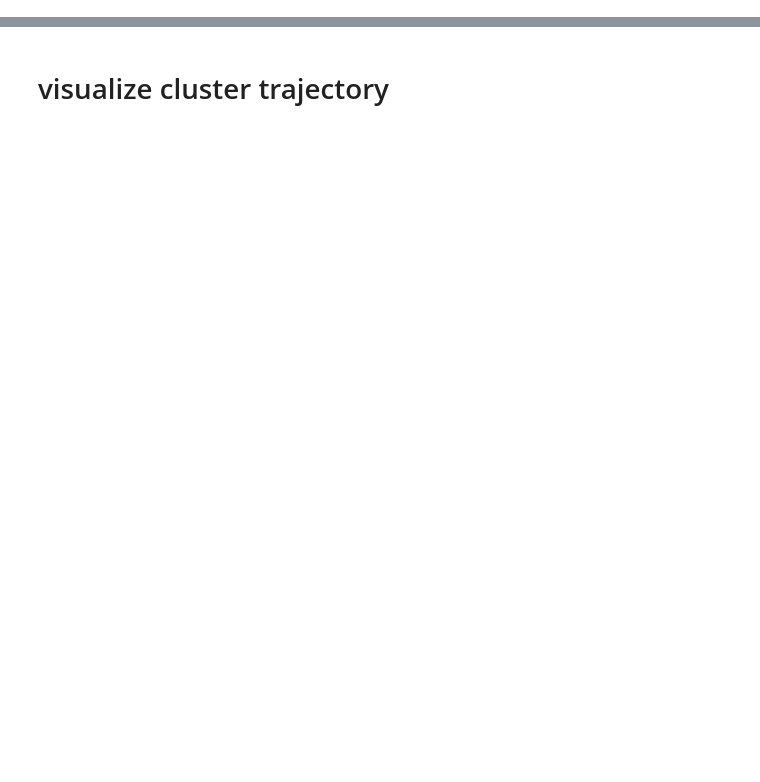
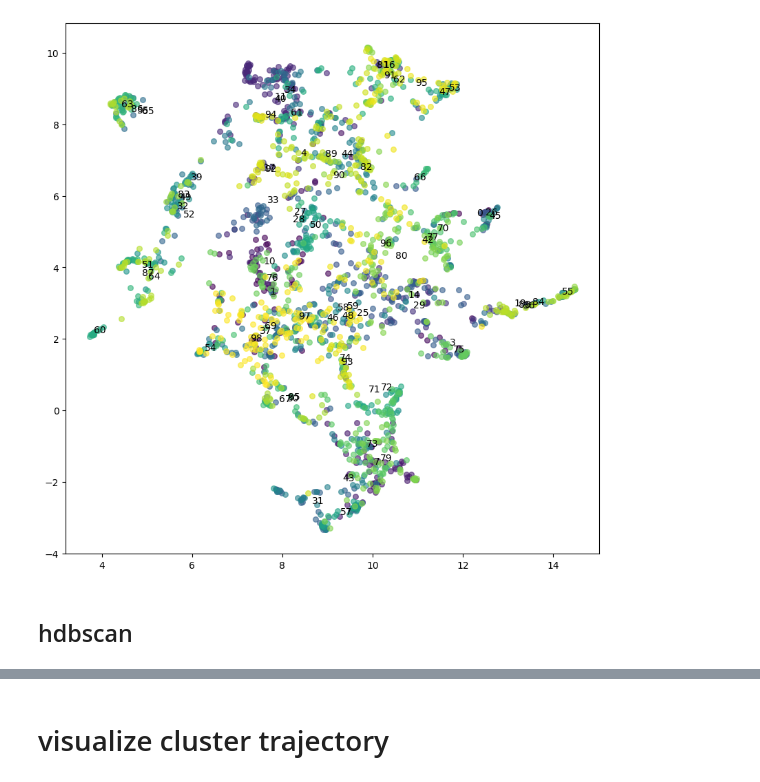
Before and after one commit to stmorse/dtm, a Jupyter notebook: notebooks/sandbox.ipynb, the cells around one changed output, grey strips where cells are left out. Saved outputs shown, nothing was run; the diff lists cells and outputs as text; code cells hidden in the pictures; blank space fills up the shorter version.

```diff
--- a/notebooks/sandbox.ipynb
+++ b/notebooks/sandbox.ipynb
@@ -0,0 +65,3 @@
+# %%
+Cu2d = umap.UMAP(n_components=2).fit_transform(C)
+Cu2d.shape
@@ -0,0 +115,2 @@
+# %%
+trim_components = [component for component in connected_components if len(component) >= 6]
@@ -0,0 +162,19 @@
+# %%
+pairwise_distances = squareform(pdist(Cu))
+n = Cu.shape[0]
+W = np.zeros((n,n))
+for i in range(n):
+    for j in range(n):
+        group_i = i // 50
+        group_j = j // 50
+        if abs(group_i - group_j) <= 3:
+            W[i,j] = np.exp(-pairwise_distances[i,j]**2 / (2*0.5**2))
+            # W[i,j] = pairwise_distances[i,j]
+# %%
+sc = SpectralClustering(
+    n_clusters=100,
+    affinity='precomputed',
+)
+sc.fit(W)
+
+np.unique(sc.labels_, return_counts=True)
@@ -0,0 +197,21 @@
+# %%
+fig, ax = plt.subplots(1,1, figsize=(10,10))
+
+n_clusters = np.amax(sc.labels_)
+colors = plt.cm.viridis(np.linspace(0, 1, n_clusters))
+
+for k in range(n_clusters):
+    idx = np.where(sc.labels_ == k)[0]
+    if len(idx) < 10:
+        continue
+
+    ax.scatter(Cu2d[idx,0], Cu2d[idx,1], s=30, c=colors[k], alpha=0.6, label=k)
+
+    centroid = np.average(Cu2d[idx,:], axis=0)
+    ax.text(centroid[0], centroid[1], k)
+
+plt.show()
+# %% [output]
+[figure, added]
+# %% [markdown]
+## hdbscan
```
Also changed, not shown: parts of 50 cells of this notebook.
